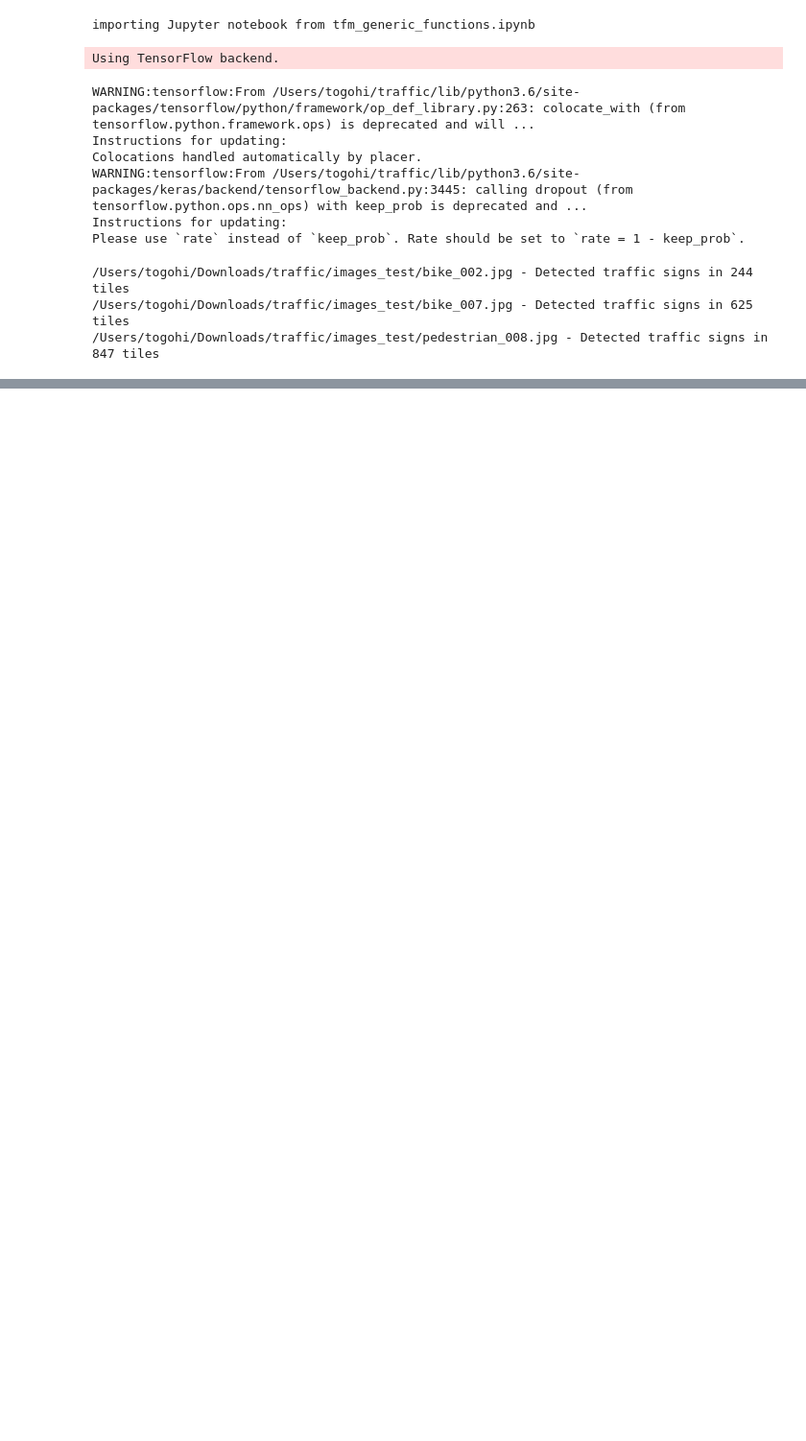
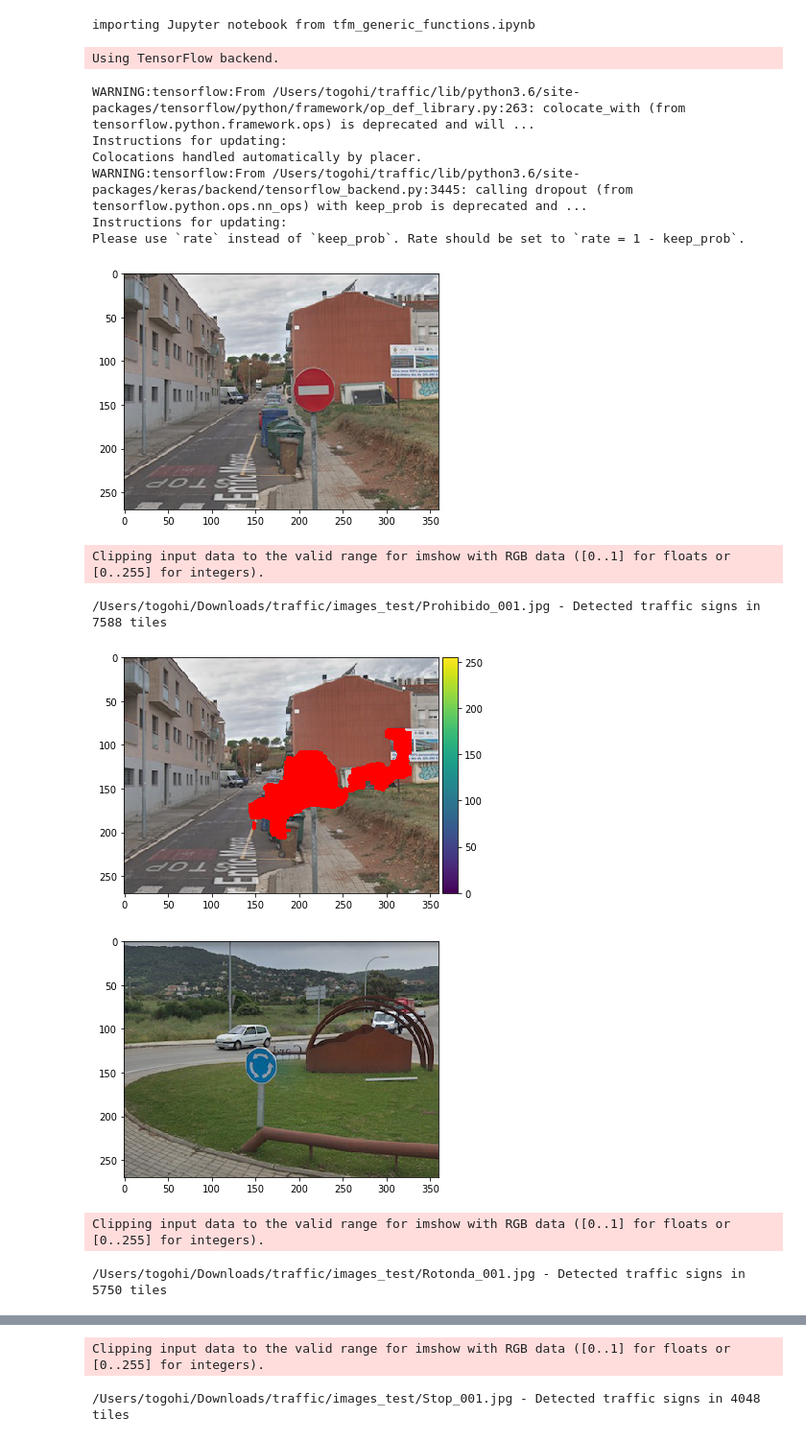
Before and after one commit to agonzalezhidalgo/notebooks, a Jupyter notebook: tfm_test_signal_detector.ipynb, the cells around one changed output, grey strips where cells are left out. Shown at 96% size. Drawn from its saved outputs; the diff is of its cells as text; code cells hidden in the pictures; blank space fills up the shorter version.

Commit message:
Nuevos notebooks de Test (para buscar los mejores valores) Editados los notebooks.

```diff
--- a/tfm_test_signal_detector.ipynb
+++ b/tfm_test_signal_detector.ipynb
@@ -28,6 +29,7 @@ import matplotlib.pyplot as plt
 importing Jupyter notebook from tfm_generic_functions.ipynb
 Using TensorFlow backend.
 # %%
+OFFSET = 1
 IMG_SHAPE = (64, 64)
 ROOT_PATH = os.getcwd()
 # %%
@@ -71,9 +73,9 @@ WARNING:tensorflow:From /Users/togohi/traffic/lib/python3.6/site-packages/keras/
 Instructions for updating:
 Please use `rate` instead of `keep_prob`. Rate should be set to `rate = 1 - keep_prob`.
 # %%
-images_test_path = [os.path.join(ROOT_PATH, "images_test/bike_002.jpg"),
-                    os.path.join(ROOT_PATH, "images_test/bike_007.jpg"),
-                    os.path.join(ROOT_PATH, "images_test/pedestrian_008.jpg")]
+images_test_path = [os.path.join(ROOT_PATH, "images_test/Prohibido_001.jpg"),
+                    os.path.join(ROOT_PATH, "images_test/Rotonda_001.jpg"),
+                    os.path.join(ROOT_PATH, "images_test/Stop_001.jpg")]
 # %%
 def get_tiles(image, tile_shape, offset):
     tiles = []
@@ -90,18 +92,54 @@ def get_normalized_image(image_path):
     height = image_test.shape[0]
     width = image_test.shape[1]
     return skimage.transform.resize(image_test, (height, width), mode='constant')
+# %%
+def getCenter(index, img_size, img_shape):
+    img_width = img_size[1]
+    img_heigth = img_size[0]
+    sh_width = img_shape[1]
+    sh_height = img_shape[0]
+    max_row = img_width - sh_width
+
+    row = int(index / max_row)
+    col = index % max_row
+
+    centerY = row + (sh_height / 2)
+    centerX = col + (sh_width / 2)
+
+    center = (centerX, centerY)
+    return center
+# %%
+def paintPointOnImage(x, y, img):
+    color = [255, 0, 0]
+    point_size = 3
+    offset = int(point_size / 2)
+    for xx in range(x - offset, x + offset + 1):
+        for yy in range(y - offset, y + offset + 1):
+            img[xx, yy] = color
 # %%
 for image_path in images_test_path:
     image_test = get_normalized_image(image_path)
-    image_tiles = get_tiles(image_test, IMG_SHAPE, 1)
+    image_edit = get_normalized_image(image_path)
+    io.imshow(image_test)
+    plt.show()
+    image_tiles = get_tiles(image_test, IMG_SHAPE, OFFSET)
     detected_tiles = []
-    for tile in image_tiles:
+    for index in range(0, len(image_tiles)):
+        tile = image_tiles[index]
         np_tile = np.expand_dims(tile, axis=0)
         result = model_detector.predict_classes(np_tile)
         if result == 1:
+            center = getCenter(index, image_test.shape, IMG_SHAPE)
+            paintPointOnImage(int(center[1]), int(center[0]), image_edit)
             detected_tiles.append(tile)
     print("{} - Detected traffic signs in {} tiles".format(image_path, len(detected_tiles)))
+    io.imshow(image_edit)
+    plt.show()
 # %% [output]
+[figure, added]
-/Users/togohi/Downloads/traffic/images_test/bike_002.jpg - Detected traffic signs in 244 tiles
-/Users/togohi/Downloads/traffic/images_test/bike_007.jpg - Detected traffic signs in 625 tiles
-/Users/togohi/Downloads/traffic/images_test/pedestrian_008.jpg - Detected traffic signs in 847 tiles
+Clipping input data to the valid range for imshow with RGB data ([0..1] for floats or [0..255] for integers).
+/Users/togohi/Downloads/traffic/images_test/Prohibido_001.jpg - Detected traffic signs in 7588 tiles
+[figure, added]
+[figure, added]
+Clipping input data to the valid range for imshow with RGB data ([0..1] for floats or [0..255] for integers).
+/Users/togohi/Downloads/traffic/images_test/Rotonda_001.jpg - Detected traffic signs in 5750 tiles
@@ -107,0 +148,2 @@ for image_path in images_test_path:
+Clipping input data to the valid range for imshow with RGB data ([0..1] for floats or [0..255] for integers).
+/Users/togohi/Downloads/traffic/images_test/Stop_001.jpg - Detected traffic signs in 4048 tiles
```
Also changed, not shown: parts of 4 cells of this notebook, 17 other files.
